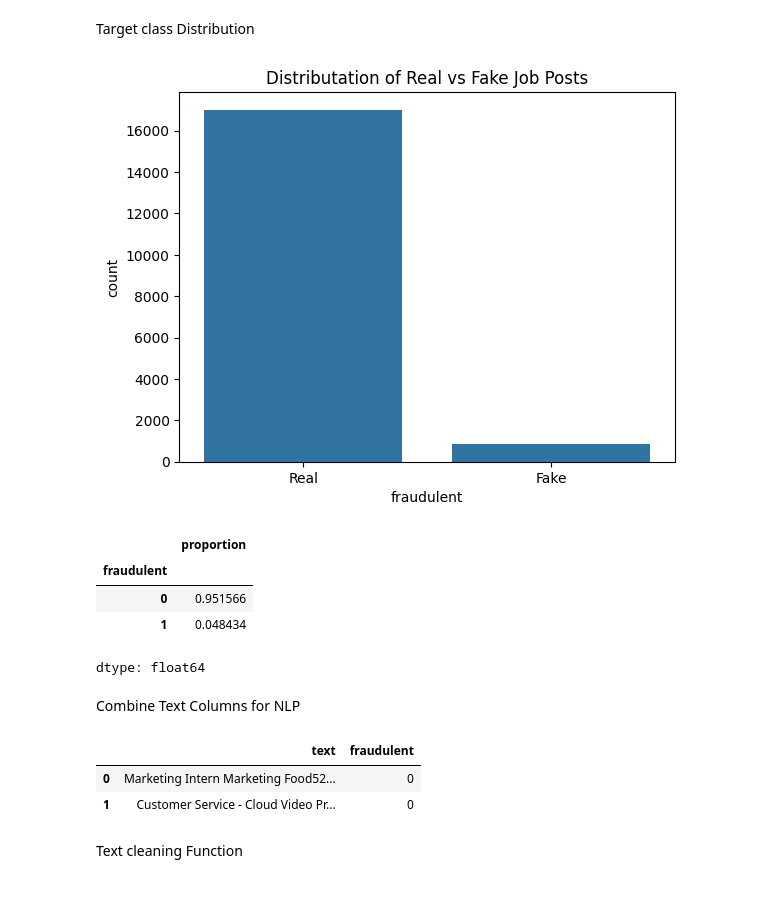
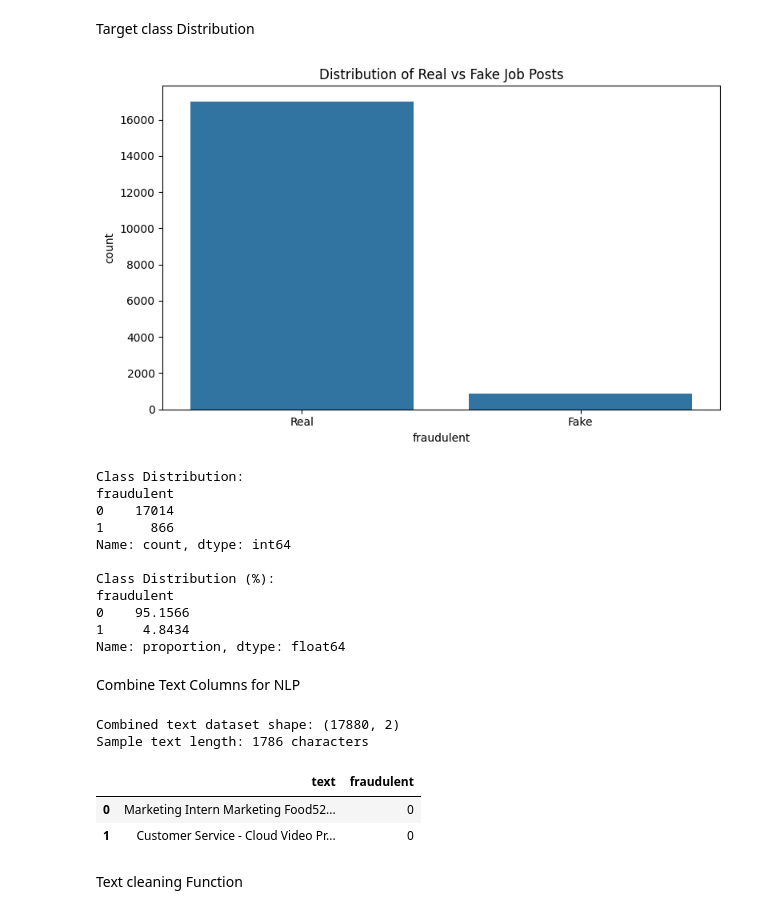
Before and after one commit to hhsksonu/fake-job-detector-using-nlp, a Jupyter notebook: notebooks/01_eda.ipynb, the cells around one changed output. Cells and saved outputs as stored; diff of their text form; code cells hidden in the pictures.

```diff
--- a/notebooks/01_eda.ipynb
+++ b/notebooks/01_eda.ipynb
@@ -46,0 +90,8 @@ df.head()
+# %%
+from pathlib import Path
+
+BASE_DIR = Path.cwd().parent
+df = pd.read_csv(BASE_DIR / "data" / "fake_job_postings.csv")
+
+print(f"Dataset shape: {df.shape}")
+df.head()
@@ -78,3 +142,4 @@ memory usage: 2.5+ MB
 # %%
-#drop column with too many missing values or irrelevent info
-df.drop(['location', 'salary_range', 'company_profile', 'telecommuting', 'has_company_logo', 'has_questions'],axis=1, inplace=True)
+df.drop(['location', 'salary_range', 'company_profile', 'telecommuting',
+         'has_company_logo', 'has_questions'], axis=1, inplace=True)
+print(f"Columns after dropping: {df.columns.tolist()}")
@@ -81,24 +148,33 @@ df.drop(['location', 'salary_range', 'company_profile', 'telecommuting', 'has_co
 # %% [markdown]
 Target class Distribution
 # %%
-#check class balance
+plt.figure(figsize=(8,5))
 sns.countplot(x='fraudulent', data=df)
-plt.title("Distributation of Real vs Fake Job Posts")
+plt.title("Distribution of Real vs Fake Job Posts")
 plt.xticks([0,1], ['Real', 'Fake'])
+plt.tight_layout()
 plt.show()
 
-df['fraudulent'].value_counts(normalize=True)
+print("\nClass Distribution:")
+print(df['fraudulent'].value_counts())
+print("\nClass Distribution (%):")
+print(df['fraudulent'].value_counts(normalize=True) * 100)
 # %% [output]
-[figure, old version]
+[figure, new version]
-|  | proportion |
-| fraudulent |  |
-| 0 | 0.951566 |
-| 1 | 0.048434 |
-dtype: float64
+Class Distribution:
+fraudulent
+0    17014
+1      866
+Name: count, dtype: int64
+
+Class Distribution (%):
+fraudulent
+0    95.1566
+1     4.8434
+Name: proportion, dtype: float64
 # %% [markdown]
 Combine Text Columns for NLP
 # %%
-#combine relevient text fields
 df['text'] = df['title'].fillna('') + ' ' + \
              df['department'].fillna('') + ' ' + \
              df['description'].fillna('') + ' ' + \
@@ -106,8 +182,12 @@ df['text'] = df['title'].fillna('') + ' ' + \
              df['benefits'].fillna('')
 
 df = df[['text', 'fraudulent']]
+print(f"Combined text dataset shape: {df.shape}")
+print(f"Sample text length: {len(df['text'].iloc[0])} characters")
 df.head(2)
 # %% [output]
+Combined text dataset shape: (17880, 2)
+Sample text length: 1786 characters
 |  | text | fraudulent |
 | 0 | Marketing Intern Marketing Food52... | 0 |
 | 1 | Customer Service - Cloud Video Pr... | 0 |
```
Also changed, not shown: parts of 17 cells of this notebook, 17 other files.
